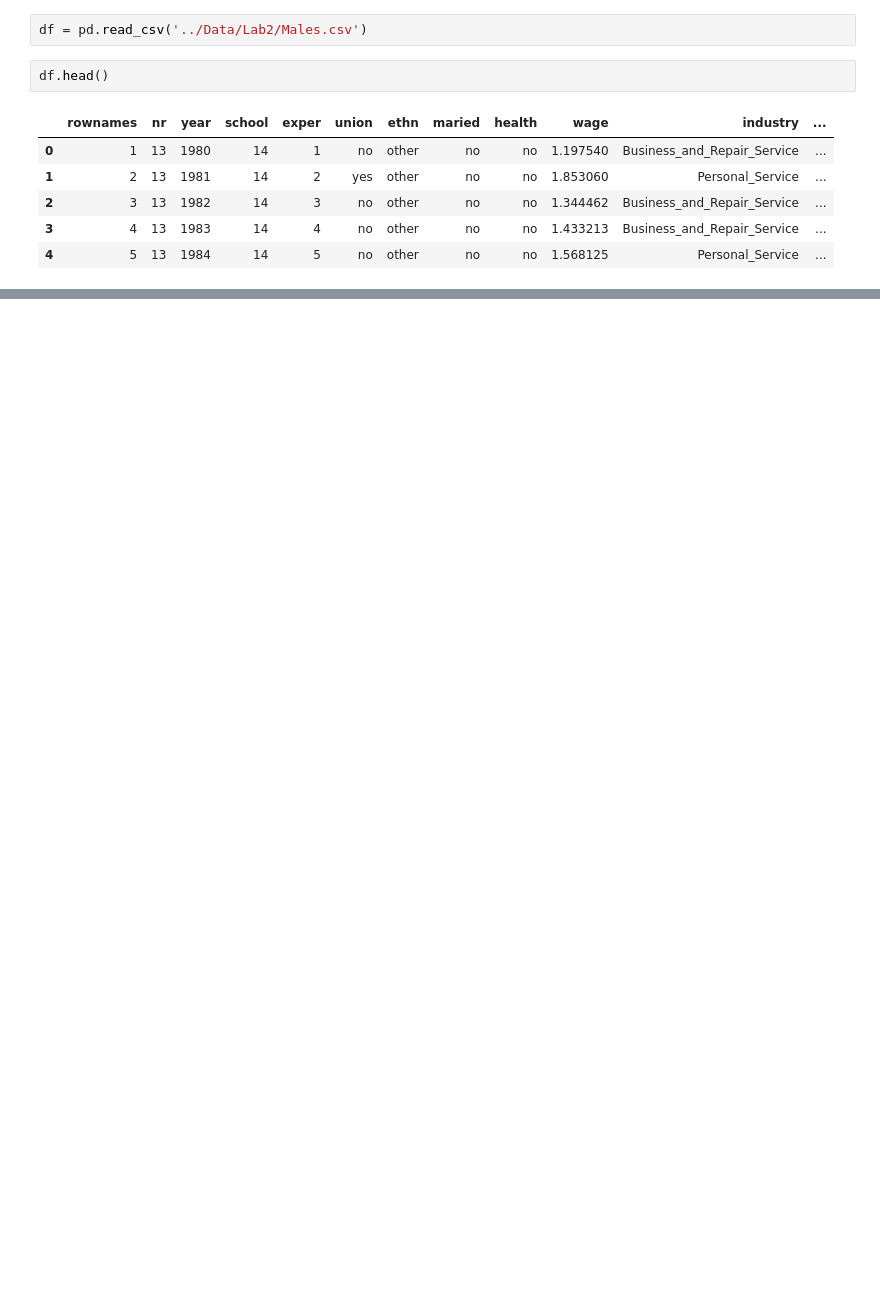
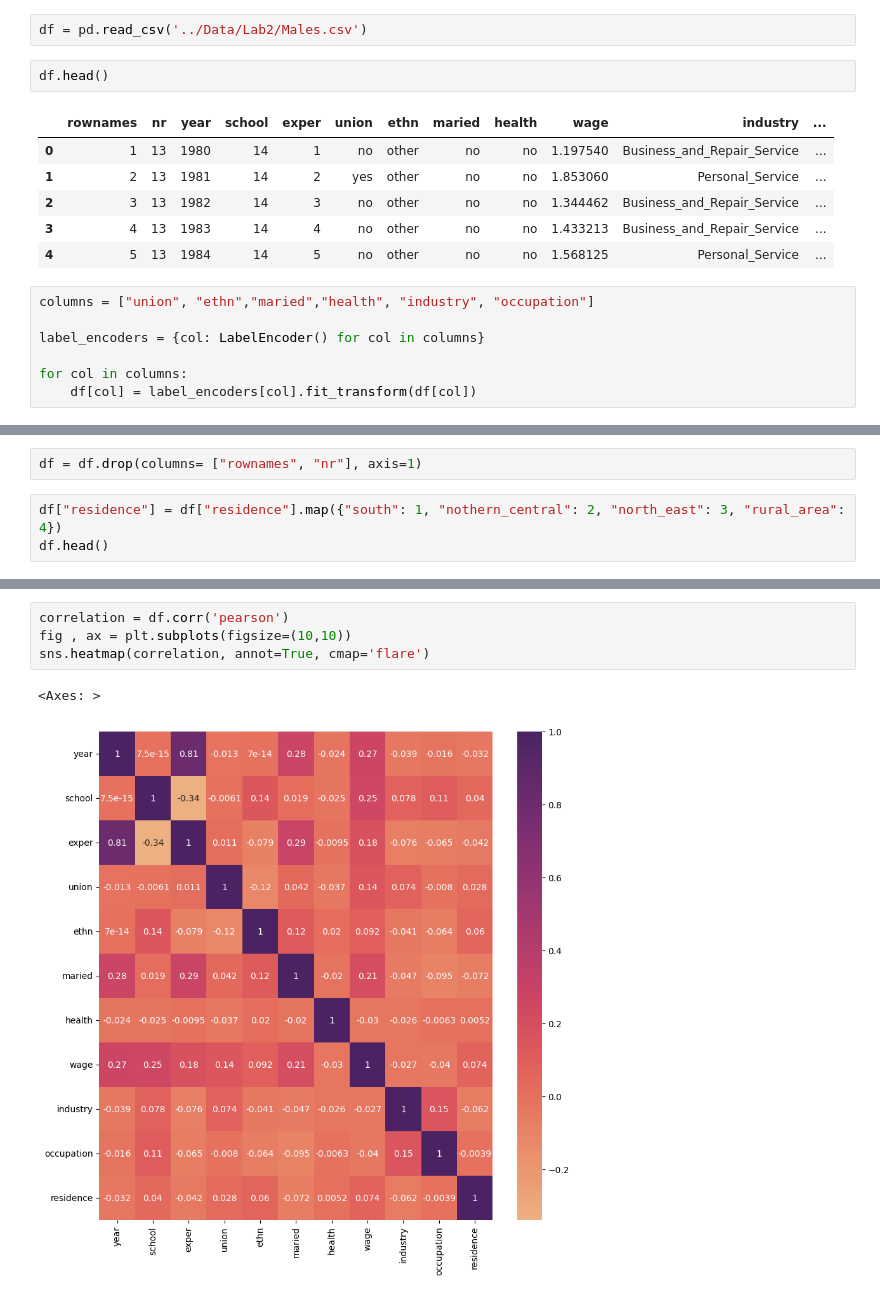
Before and after one commit to taqihaider7/NSU_ML, a Jupyter notebook: Assignments/assignment2.ipynb, the cells around one changed output, grey strips where cells are left out. Saved outputs shown, nothing was run; the diff lists cells and outputs as text; blank space fills up the shorter version.

```diff
--- a/Assignments/assignment2.ipynb
+++ b/Assignments/assignment2.ipynb
@@ -18,3 +21,10 @@ df.head()
 | 2 | 3 | 13 | 1982 | 14 | 3 | no | other | no | no | 1.344462 | Business_and_Repair_Service | ... |
 | 3 | 4 | 13 | 1983 | 14 | 4 | no | other | no | no | 1.433213 | Business_and_Repair_Service | ... |
 | 4 | 5 | 13 | 1984 | 14 | 5 | no | other | no | no | 1.568125 | Personal_Service | ... |
+# %%
+columns = ["union", "ethn","maried","health", "industry", "occupation"]
+
+label_encoders = {col: LabelEncoder() for col in columns}
+
+for col in columns:
+    df[col] = label_encoders[col].fit_transform(df[col])
@@ -20,0 +40,5 @@ df.head()
+# %%
+df = df.drop(columns= ["rownames", "nr"], axis=1)
+# %%
+df["residence"] = df["residence"].map({"south": 1, "nothern_central": 2, "north_east": 3, "rural_area": 4})
+df.head()
@@ -20,0 +52,7 @@ df.head()
+# %%
+correlation = df.corr('pearson')
+fig , ax = plt.subplots(figsize=(10,10))
+sns.heatmap(correlation, annot=True, cmap='flare')
+# %% [output]
+<Axes: >
+[figure, added]
```
Also changed, not shown: parts of 7 cells of this notebook.
